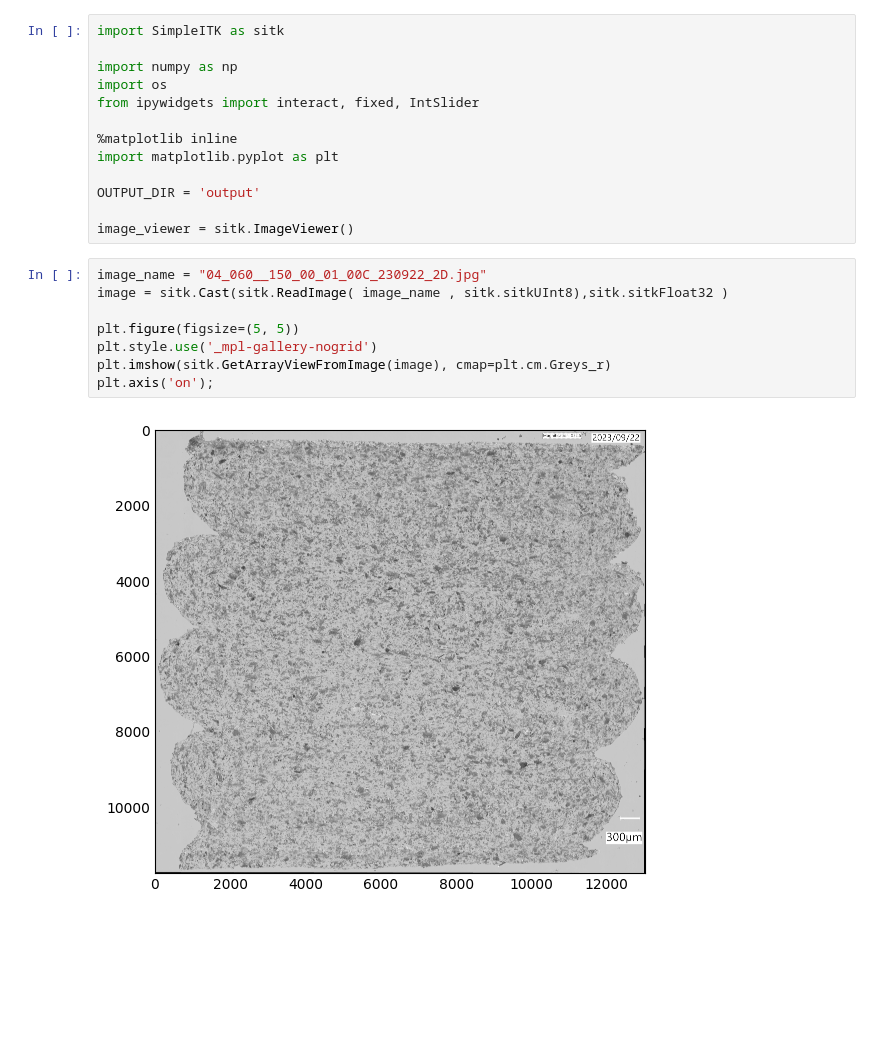
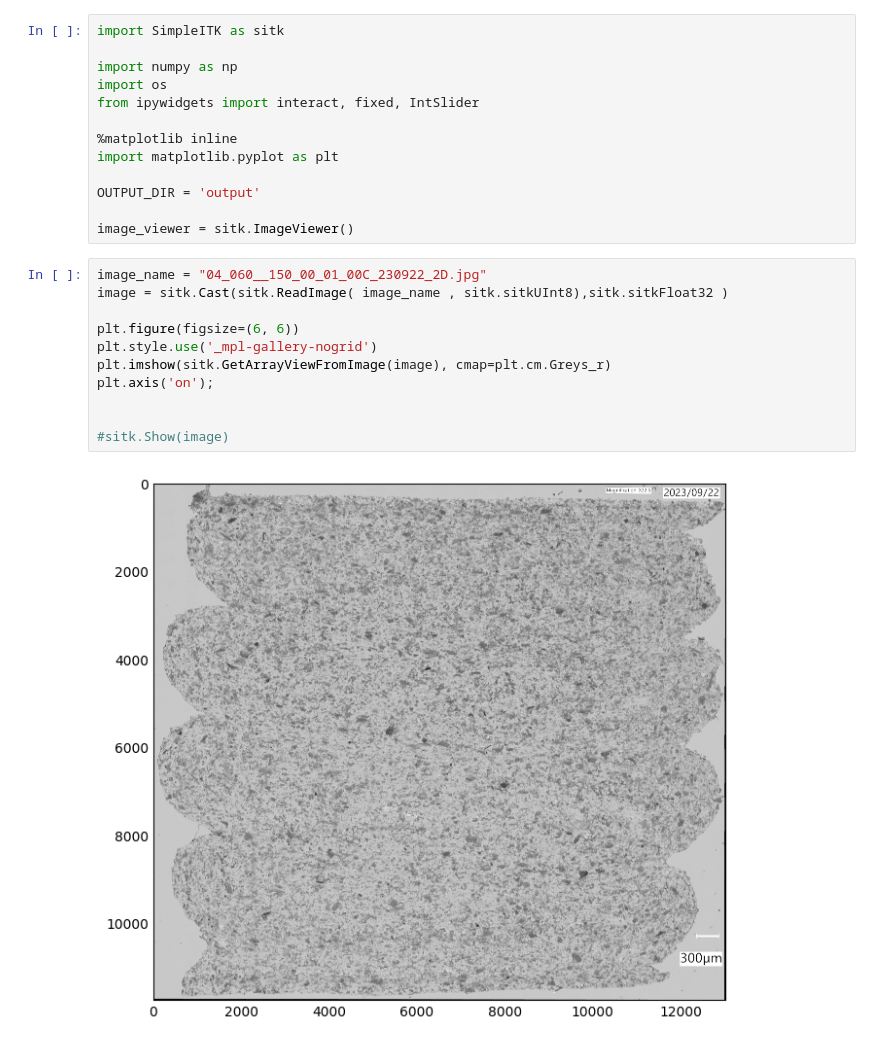
Before and after one commit to VoloVita/WPC_ImageProcessing, a Jupyter notebook: src/remove_background.ipynb, the cells around one changed output. Saved outputs shown, nothing was run; the diff lists cells and outputs as text; blank space fills up the shorter version.

```diff
--- a/src/remove_background.ipynb
+++ b/src/remove_background.ipynb
@@ -17,10 +17,13 @@ image_viewer = sitk.ImageViewer()
 # %%
 image_name = "04_060__150_00_01_00C_230922_2D.jpg"
 image = sitk.Cast(sitk.ReadImage( image_name , sitk.sitkUInt8),sitk.sitkFloat32 )
 
-plt.figure(figsize=(5, 5))
+plt.figure(figsize=(6, 6))
 plt.style.use('_mpl-gallery-nogrid')
 plt.imshow(sitk.GetArrayViewFromImage(image), cmap=plt.cm.Greys_r)
 plt.axis('on');
+
+
+#sitk.Show(image)
 # %% [output]
-[figure, old version]
+[figure, new version]
```
Also changed, not shown: parts of 7 cells of this notebook.
